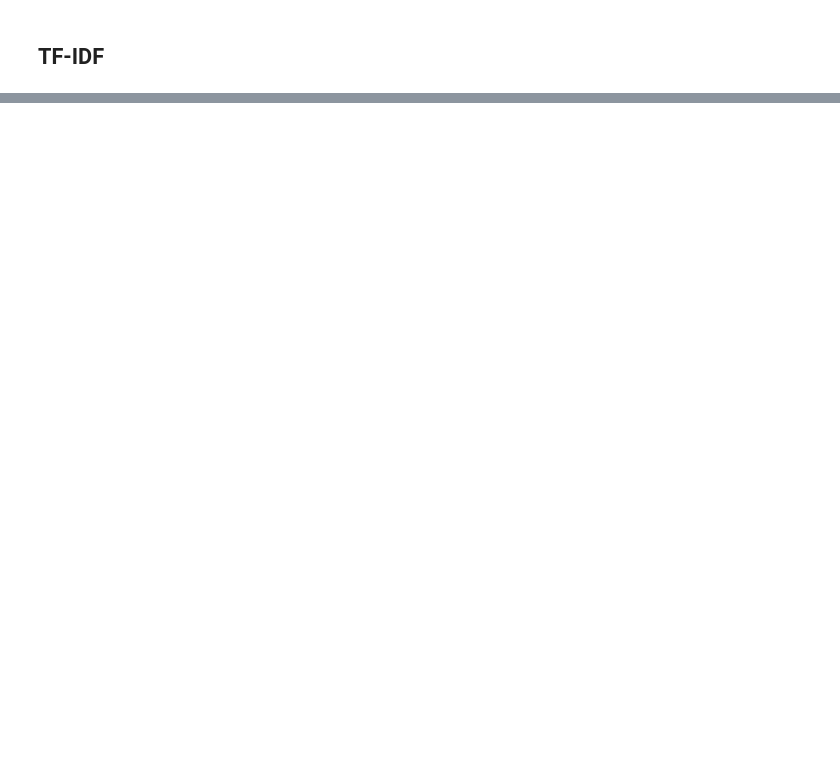
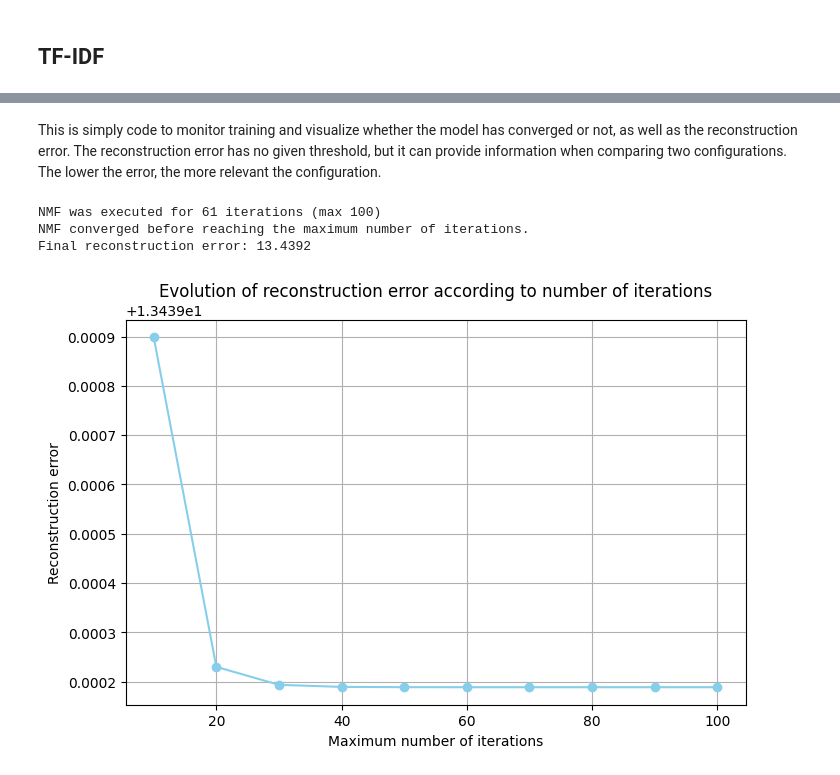
Before and after one commit to AlbinMorisseau/large-project, a Jupyter notebook: notebooks/draft/key_words_exploration.ipynb, the cells around one changed output, grey strips where cells are left out. Cells and saved outputs as stored; diff of their text form; code cells hidden in the pictures; blank space fills up the shorter version.

Commit message:
clean key words exploration

```diff
--- a/notebooks/draft/key_words_exploration.ipynb
+++ b/notebooks/draft/key_words_exploration.ipynb
@@ -19,2 +22,0 @@ from tqdm import tqdm
-# %%
-df = pl.read_csv("../../data/processed/key_words_data_hotel_reviews_1.csv")
@@ -21,2 +125,4 @@ df = pl.read_csv("../../data/processed/key_words_data_hotel_reviews_1.csv")
+# %%
+df = lemmatize_column_fast(df, col_name="review_cleaned", new_col_name="review_lemmatized")
 # %% [markdown]
 ## TF-IDF
@@ -1046,0 +131,9 @@ plt.show()
+# %%
+# Custom stop words
+custom_stop_words = set(get_stop_words("en"))
+
+extra_stop_words = {"didn"}
+custom_stop_words.update(extra_stop_words)
+custom_stop_words = list(custom_stop_words)
+
+vectorizer = TfidfVectorizer(stop_words=custom_stop_words, lowercase=True, max_features=1000)
@@ -1046,0 +403,42 @@ plt.show()
+# %% [markdown]
+This is simply code to monitor training and visualize whether the model has converged or not, as well as the reconstruction error. The reconstruction error has no given threshold, but it can provide information when comparing two configurations. The lower the error, the more relevant the configuration.
+# %%
+# Parameters
+n_topics = 3
+max_iter = 100
+
+reviews = df['review_lemmatized'].to_list()
+X = vectorizer.fit_transform(reviews)
+
+nmf_model = NMF(n_components=n_topics, random_state=42, init='nndsvda', max_iter=max_iter)
+nmf_model.fit(X)
+
+print(f"NMF was executed for {nmf_model.n_iter_} iterations (max {max_iter})")
+if nmf_model.n_iter_ == max_iter:
+    print("The model reached the maximum number of iterations and may not have fully converged.")
+else:
+    print("NMF converged before reaching the maximum number of iterations.")
+
+print(f"Final reconstruction error: {nmf_model.reconstruction_err_:.4f}")
+
+
+# Error evaluation
+reconstruction_errors = []
+iter_range = range(10, max_iter+1, 10)
+for it in iter_range:
+    nmf_temp = NMF(n_components=n_topics, random_state=42, init='nndsvda', max_iter=it)
+    nmf_temp.fit(X)
+    reconstruction_errors.append(nmf_temp.reconstruction_err_)
+
+plt.figure(figsize=(8,5))
+plt.plot(iter_range, reconstruction_errors, marker='o', color='skyblue')
+plt.xlabel("Maximum number of iterations")
+plt.ylabel("Reconstruction error")
+plt.title("Evolution of reconstruction error according to number of iterations")
+plt.grid(True)
+plt.show()
+# %% [output]
+NMF was executed for 61 iterations (max 100)
+NMF converged before reaching the maximum number of iterations.
+Final reconstruction error: 13.4392
+[figure, added]
```
Also changed, not shown: parts of 55 cells of this notebook, 3 other files.
